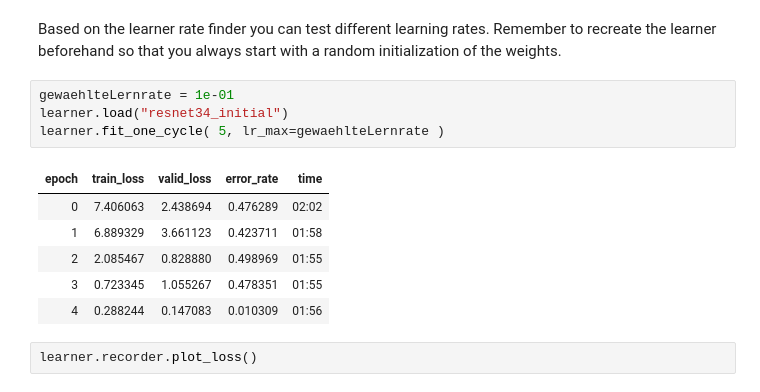
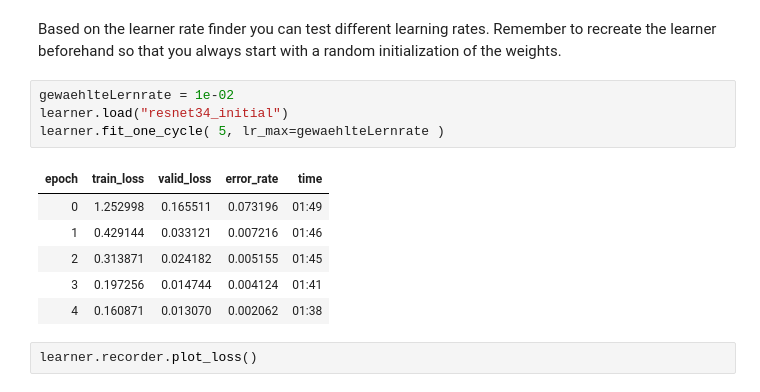
Before and after one commit to Stephania-F/SummerSchool, a Jupyter notebook: NFDI_Summerschool_Image_Classification.ipynb, the cells around one changed output. Saved outputs shown, nothing was run; the diff lists cells and outputs as text.

```diff
--- a/NFDI_Summerschool_Image_Classification.ipynb
+++ b/NFDI_Summerschool_Image_Classification.ipynb
@@ -156,16 +157,16 @@ SuggestedLRs(valley=0.001737800776027143)
 # %% [markdown]
 Based on the learner rate finder you can test different learning rates. Remember to recreate the learner beforehand so that you always start with a random initialization of the weights.
 # %%
-gewaehlteLernrate = 1e-01
+gewaehlteLernrate = 1e-02
 learner.load("resnet34_initial")
 learner.fit_one_cycle( 5, lr_max=gewaehlteLernrate )
 # %% [output]
 | epoch | train_loss | valid_loss | error_rate | time |
-| 0 | 7.406063 | 2.438694 | 0.476289 | 02:02 |
-| 1 | 6.889329 | 3.661123 | 0.423711 | 01:58 |
-| 2 | 2.085467 | 0.828880 | 0.498969 | 01:55 |
-| 3 | 0.723345 | 1.055267 | 0.478351 | 01:55 |
-| 4 | 0.288244 | 0.147083 | 0.010309 | 01:56 |
+| 0 | 1.252998 | 0.165511 | 0.073196 | 01:49 |
+| 1 | 0.429144 | 0.033121 | 0.007216 | 01:46 |
+| 2 | 0.313871 | 0.024182 | 0.005155 | 01:45 |
+| 3 | 0.197256 | 0.014744 | 0.004124 | 01:41 |
+| 4 | 0.160871 | 0.013070 | 0.002062 | 01:38 |
 # %%
 learner.recorder.plot_loss()
 # %% [output]
```
Also changed, not shown: parts of 4 cells of this notebook.
